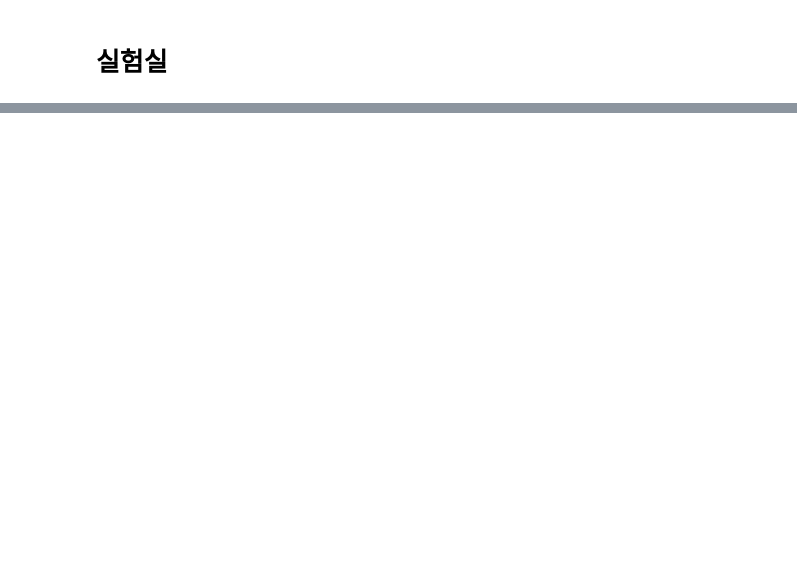
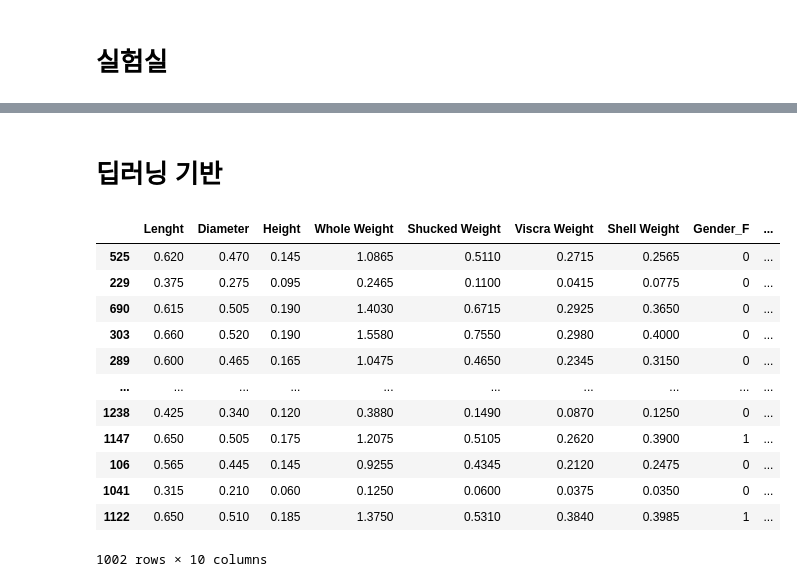
Before and after one commit to SubinKim22/project, a Jupyter notebook: abalone_age.ipynb, the cells around one changed output, grey strips where cells are left out. Drawn from its saved outputs; the diff is of its cells as text; code cells hidden in the pictures; blank space fills up the shorter version.

```diff
--- a/abalone_age.ipynb
+++ b/abalone_age.ipynb
@@ -169,0 +119,18 @@ submission.to_csv('submission.csv',index=False)
+# %%
+# 모델 저장 폴더 만들기
+MODEL_DIR = './model/'
+if not os.path.exists(MODEL_DIR):
+    os.mkdir(MODEL_DIR)
+
+modelpath = "./model/{epoch:02d}-{val_loss:.4f}.hdf5"
+
+# 모델 업데이트 및 저장
+cp = ModelCheckpoint(filepath=modelpath, monitor='val_mae', verbose=0, save_best_only=True, mode = 'min')
+
+# 학습 자동 중단 설정
+es = EarlyStopping(monitor='val_mae', patience=50, mode='min')
+
+rlrp = ReduceLROnPlateau(monitor='val_mae', factor=0.2, patience=45, mode='min')
+# %%
+# 모델 학습
+model.fit(train_X, train_y, validation_split=0.3, epochs=1000, batch_size=32, verbose=1, callbacks=[es, cp, rlrp])
@@ -171,0 +176,10 @@ submission.to_csv('submission.csv',index=False)
+# %%
+# StandardScaler객체 생성
+scaler = StandardScaler()
+
+# StandardScaler 로 데이터 셋 변환 .fit( ) 과 .transform( ) 호출
+scaler.fit(train_X)
+train_X_scaled = scaler.transform(train_X)
+
+# transform( )시 scale 변환된 데이터 셋이 numpy ndarry로 반환되어 이를 DataFrame으로 변환
+train_X_scaled = pd.DataFrame(data=train_X_scaled, columns=train_X.columns)
@@ -171,0 +202,2 @@ submission.to_csv('submission.csv',index=False)
+# %% [markdown]
+# 딥러닝 기반
@@ -171,0 +210,19 @@ submission.to_csv('submission.csv',index=False)
+# %%
+# train, test 데이터 분리
+X_train, X_test, Y_train, Y_test = train_test_split(train_X, train_y, test_size=0.2, random_state=123)
+# %%
+X_train
+# %% [output]
+|  | Lenght | Diameter | Height | Whole Weight | Shucked Weight | Viscra Weight | Shell Weight | Gender_F | ... |
+| 525 | 0.620 | 0.470 | 0.145 | 1.0865 | 0.5110 | 0.2715 | 0.2565 | 0 | ... |
+| 229 | 0.375 | 0.275 | 0.095 | 0.2465 | 0.1100 | 0.0415 | 0.0775 | 0 | ... |
+| 690 | 0.615 | 0.505 | 0.190 | 1.4030 | 0.6715 | 0.2925 | 0.3650 | 0 | ... |
+| 303 | 0.660 | 0.520 | 0.190 | 1.5580 | 0.7550 | 0.2980 | 0.4000 | 0 | ... |
+| 289 | 0.600 | 0.465 | 0.165 | 1.0475 | 0.4650 | 0.2345 | 0.3150 | 0 | ... |
+| ... | ... | ... | ... | ... | ... | ... | ... | ... | ... |
+| 1238 | 0.425 | 0.340 | 0.120 | 0.3880 | 0.1490 | 0.0870 | 0.1250 | 0 | ... |
+| 1147 | 0.650 | 0.505 | 0.175 | 1.2075 | 0.5105 | 0.2620 | 0.3900 | 1 | ... |
+| 106 | 0.565 | 0.445 | 0.145 | 0.9255 | 0.4345 | 0.2120 | 0.2475 | 0 | ... |
+| 1041 | 0.315 | 0.210 | 0.060 | 0.1250 | 0.0600 | 0.0375 | 0.0350 | 0 | ... |
+| 1122 | 0.650 | 0.510 | 0.185 | 1.3750 | 0.5310 | 0.3840 | 0.3985 | 1 | ... |
+1002 rows × 10 columns
```
Also changed, not shown: parts of 25 cells of this notebook.
